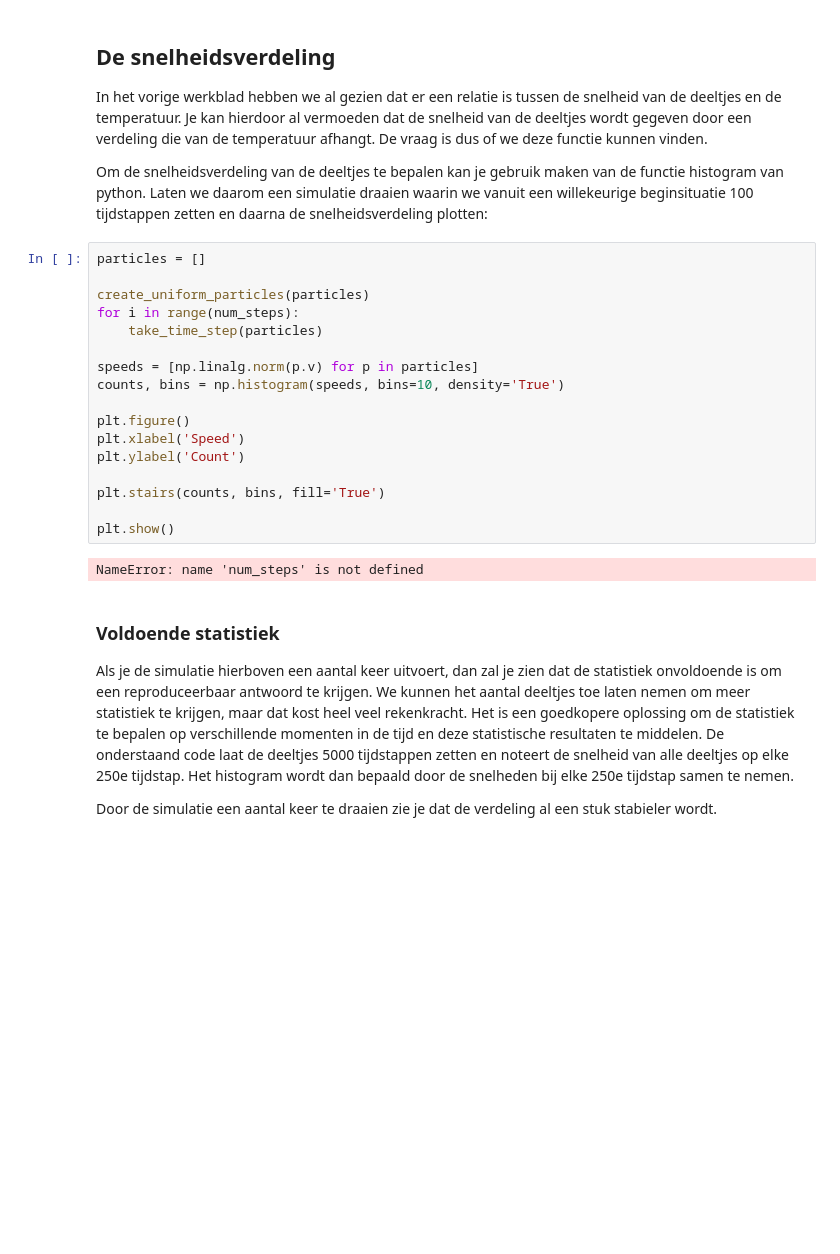
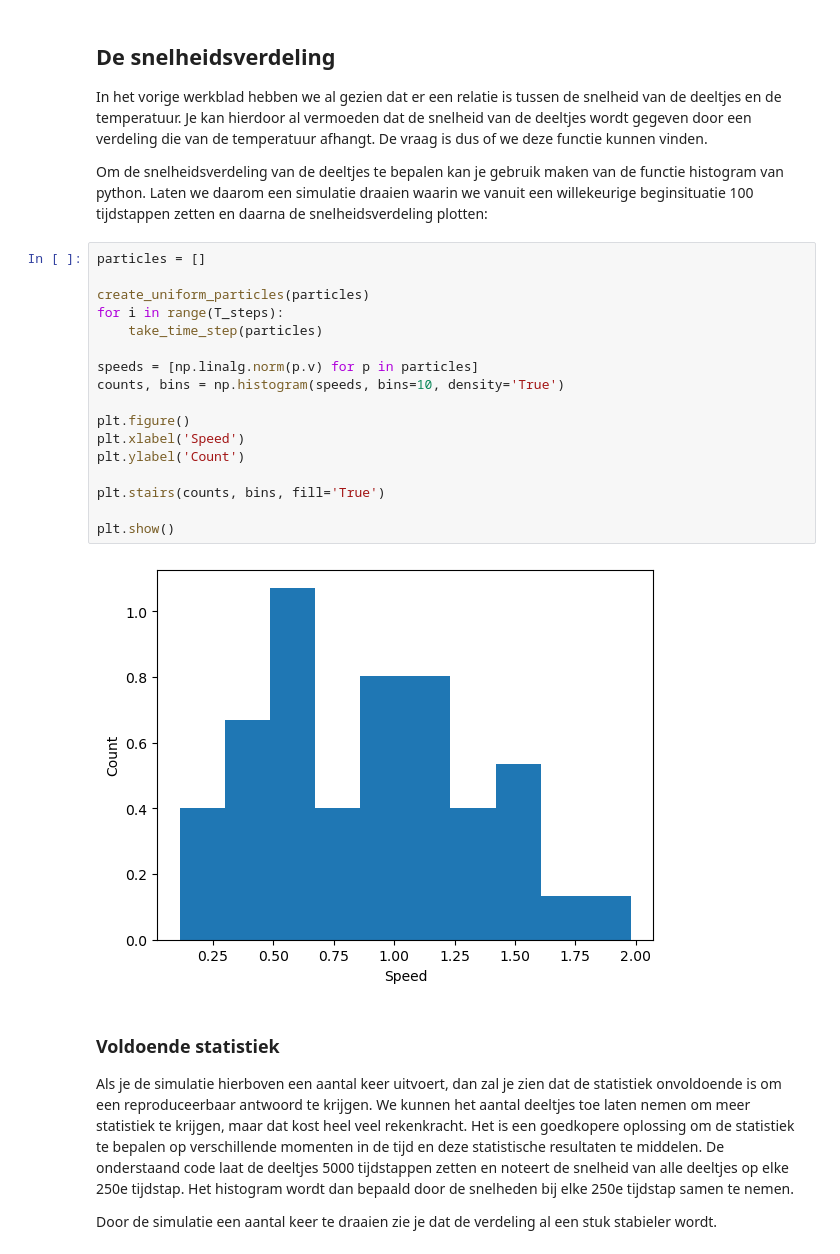
Before and after one commit to IshaSchneiders/69, a Jupyter notebook: Content/PySim/6_boltzmann.ipynb, the cells around one changed output. Cells and saved outputs as stored; diff of their text form; blank space fills up the shorter version.

```diff
--- a/Content/PySim/6_boltzmann.ipynb
+++ b/Content/PySim/6_boltzmann.ipynb
@@ -214,22 +225,22 @@ Om de snelheidsverdeling van de deeltjes te bepalen kan je gebruik maken van de
 # %%
 particles = []
 
 create_uniform_particles(particles)
-for i in range(num_steps):
+for i in range(T_steps):
     take_time_step(particles)
 
 speeds = [np.linalg.norm(p.v) for p in particles]
 counts, bins = np.histogram(speeds, bins=10, density='True')
 
 plt.figure()
 plt.xlabel('Speed')
 plt.ylabel('Count')
 
 plt.stairs(counts, bins, fill='True')
 
 plt.show()
 # %% [output]
-NameError: name 'num_steps' is not defined
+[figure, added]
 # %% [markdown]
 ### Voldoende statistiek
 
```
Also changed, not shown: parts of 6 cells of this notebook.
